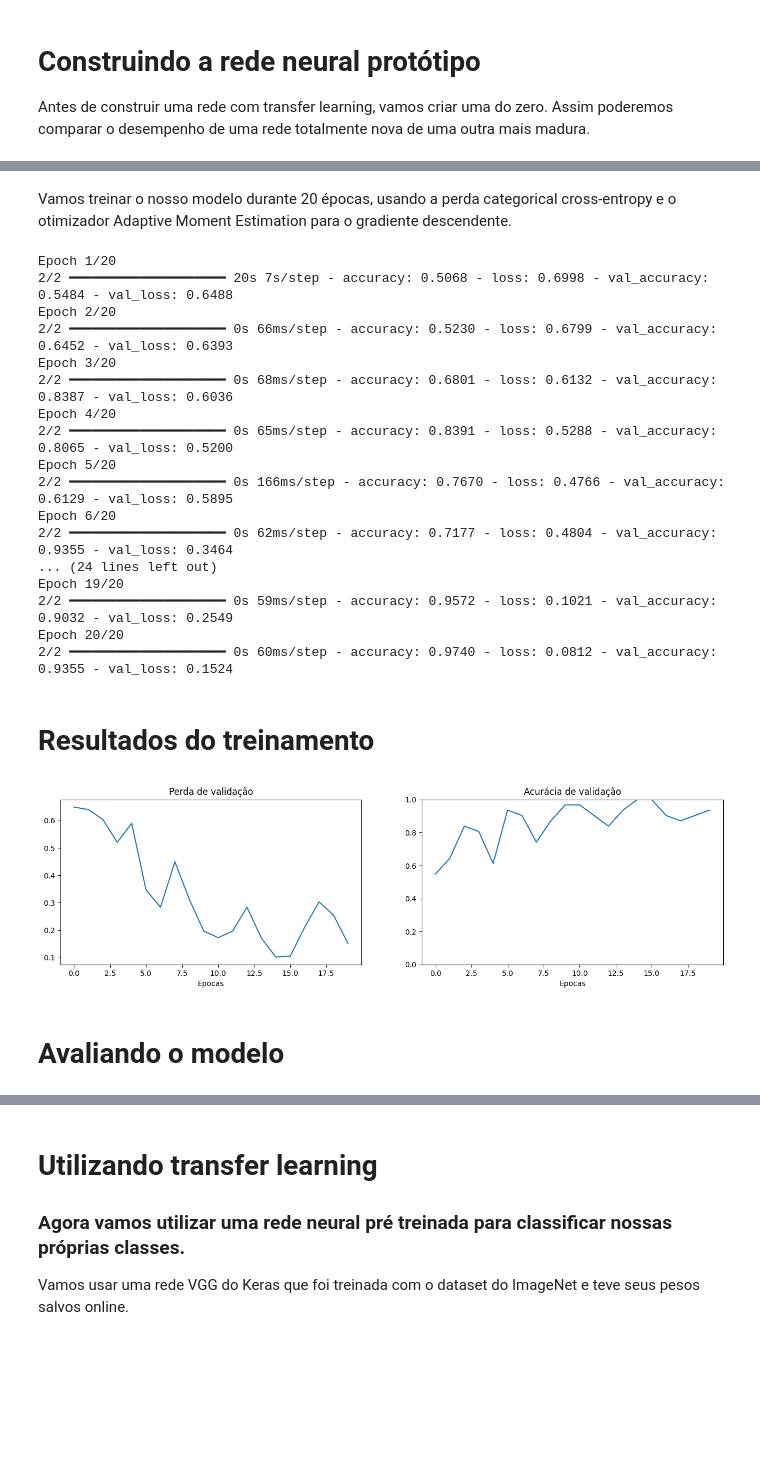
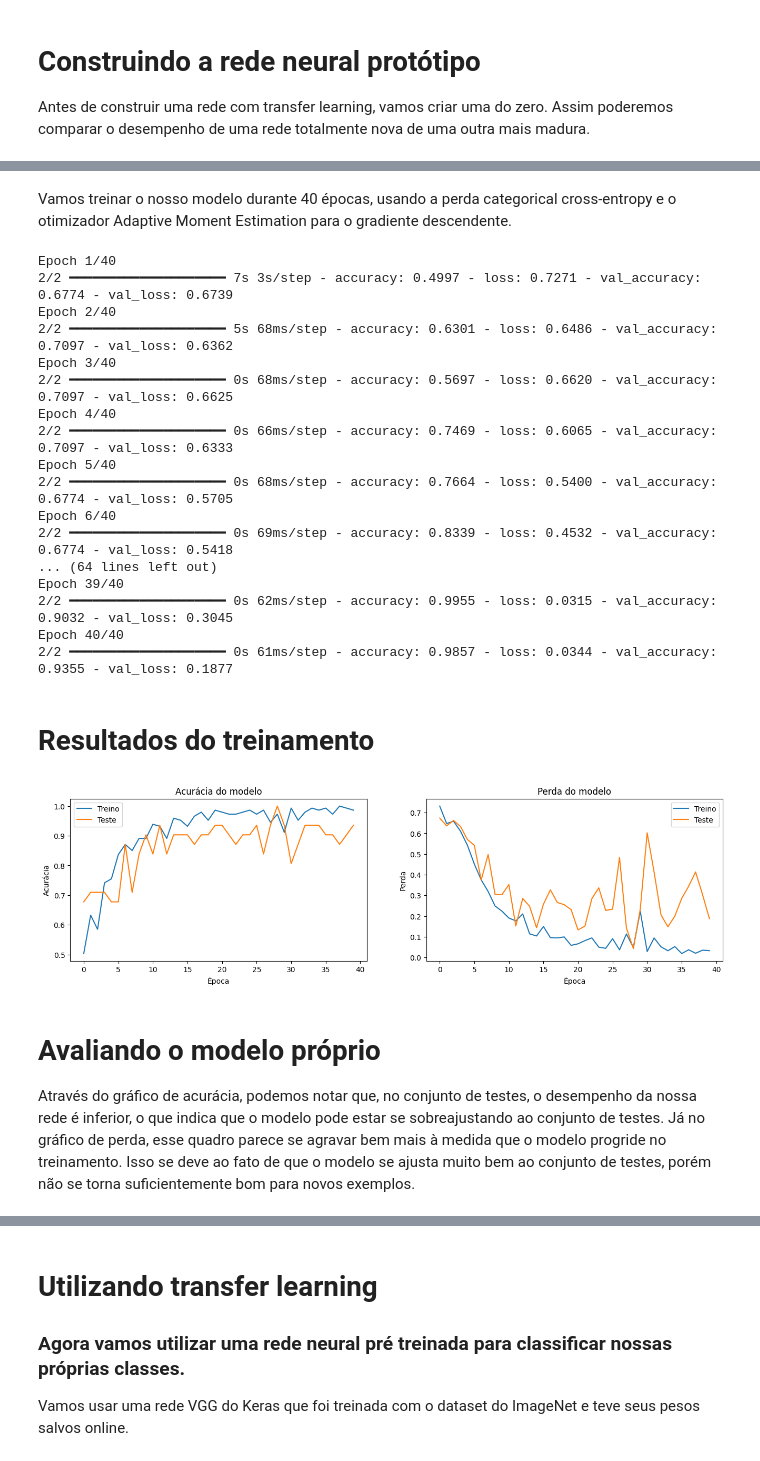
Before and after one commit to phaa/dio-baires-dev, a Jupyter notebook: dio_transfer_learning.ipynb, the cells around one changed output, grey strips where cells are left out. Saved outputs shown, nothing was run; the diff lists cells and outputs as text; code cells hidden in the pictures; blank space fills up the shorter version.

```diff
--- a/dio_transfer_learning.ipynb
+++ b/dio_transfer_learning.ipynb
@@ -240,7 +234,7 @@ Model: "sequential"
  Trainable params: 1,209,058 (4.61 MB)
  Non-trainable params: 0 (0.00 B)
 # %% [markdown]
-Vamos treinar o nosso modelo durante 20 épocas, usando a perda categorical cross-entropy e o otimizador Adaptive Moment Estimation para o gradiente descendente.
+Vamos treinar o nosso modelo durante 40 épocas, usando a perda categorical cross-entropy e o otimizador Adaptive Moment Estimation para o gradiente descendente.
 # %%
 model.compile(loss='categorical_crossentropy',
               optimizer='adam',
@@ -248,46 +242,56 @@ model.compile(loss='categorical_crossentropy',
 
 history = model.fit(x_train, y_train,
                     batch_size=128,
-                    epochs=20,
+                    epochs=40,
                     validation_data=(x_val, y_val))
 # %% [output]
-Epoch 1/20
-2/2 ━━━━━━━━━━━━━━━━━━━━ 20s 7s/step - accuracy: 0.5068 - loss: 0.6998 - val_accuracy: 0.5484 - val_loss: 0.6488
-Epoch 2/20
-2/2 ━━━━━━━━━━━━━━━━━━━━ 0s 66ms/step - accuracy: 0.5230 - loss: 0.6799 - val_accuracy: 0.6452 - val_loss: 0.6393
-Epoch 3/20
-2/2 ━━━━━━━━━━━━━━━━━━━━ 0s 68ms/step - accuracy: 0.6801 - loss: 0.6132 - val_accuracy: 0.8387 - val_loss: 0.6036
-Epoch 4/20
-2/2 ━━━━━━━━━━━━━━━━━━━━ 0s 65ms/step - accuracy: 0.8391 - loss: 0.5288 - val_accuracy: 0.8065 - val_loss: 0.5200
-Epoch 5/20
-2/2 ━━━━━━━━━━━━━━━━━━━━ 0s 166ms/step - accuracy: 0.7670 - loss: 0.4766 - val_accuracy: 0.6129 - val_loss: 0.5895
-Epoch 6/20
-2/2 ━━━━━━━━━━━━━━━━━━━━ 0s 62ms/step - accuracy: 0.7177 - loss: 0.4804 - val_accuracy: 0.9355 - val_loss: 0.3464
-... (24 lines left out)
-Epoch 19/20
-2/2 ━━━━━━━━━━━━━━━━━━━━ 0s 59ms/step - accuracy: 0.9572 - loss: 0.1021 - val_accuracy: 0.9032 - val_loss: 0.2549
-Epoch 20/20
-2/2 ━━━━━━━━━━━━━━━━━━━━ 0s 60ms/step - accuracy: 0.9740 - loss: 0.0812 - val_accuracy: 0.9355 - val_loss: 0.1524
+Epoch 1/40
+2/2 ━━━━━━━━━━━━━━━━━━━━ 7s 3s/step - accuracy: 0.4997 - loss: 0.7271 - val_accuracy: 0.6774 - val_loss: 0.6739
+Epoch 2/40
+2/2 ━━━━━━━━━━━━━━━━━━━━ 5s 68ms/step - accuracy: 0.6301 - loss: 0.6486 - val_accuracy: 0.7097 - val_loss: 0.6362
+Epoch 3/40
+2/2 ━━━━━━━━━━━━━━━━━━━━ 0s 68ms/step - accuracy: 0.5697 - loss: 0.6620 - val_accuracy: 0.7097 - val_loss: 0.6625
+Epoch 4/40
+2/2 ━━━━━━━━━━━━━━━━━━━━ 0s 66ms/step - accuracy: 0.7469 - loss: 0.6065 - val_accuracy: 0.7097 - val_loss: 0.6333
+Epoch 5/40
+2/2 ━━━━━━━━━━━━━━━━━━━━ 0s 68ms/step - accuracy: 0.7664 - loss: 0.5400 - val_accuracy: 0.6774 - val_loss: 0.5705
+Epoch 6/40
+2/2 ━━━━━━━━━━━━━━━━━━━━ 0s 69ms/step - accuracy: 0.8339 - loss: 0.4532 - val_accuracy: 0.6774 - val_loss: 0.5418
+... (64 lines left out)
+Epoch 39/40
+2/2 ━━━━━━━━━━━━━━━━━━━━ 0s 62ms/step - accuracy: 0.9955 - loss: 0.0315 - val_accuracy: 0.9032 - val_loss: 0.3045
+Epoch 40/40
+2/2 ━━━━━━━━━━━━━━━━━━━━ 0s 61ms/step - accuracy: 0.9857 - loss: 0.0344 - val_accuracy: 0.9355 - val_loss: 0.1877
 # %% [markdown]
 # Resultados do treinamento
 # %%
 fig = plt.figure(figsize=(16,4))
+
+# Histórico de acurácia
 ax = fig.add_subplot(121)
-ax.plot(history.history["val_loss"])
-ax.set_title("Perda de validação")
-ax.set_xlabel("Epocas")
+ax.plot(history.history['accuracy'])
+ax.plot(history.history['val_accuracy'])
+ax.set_title('Acurácia do modelo')
+ax.set_ylabel('Acurácia')
+ax.set_xlabel('Época')
+ax.legend(['Treino', 'Teste'], loc='upper left')
 
+# Histórico de perda
 ax2 = fig.add_subplot(122)
-ax2.plot(history.history["val_accuracy"])
-ax2.set_title("Acurácia de validação")
-ax2.set_xlabel("Epocas")
-ax2.set_ylim(0, 1)
+ax2.plot(history.history['loss'])
+ax2.plot(history.history['val_loss'])
+ax2.set_title('Perda do modelo')
+ax2.set_ylabel('Perda')
+ax2.set_xlabel('Época')
+ax2.legend(['Treino', 'Teste'], loc='upper right')
 
 plt.show()
 # %% [output]
-[figure, old version]
+[figure, new version]
-# %% [markdown]
-# Avaliando o modelo
+# %% [markdown]
+# Avaliando o modelo próprio
+Através do gráfico de acurácia, podemos notar que, no conjunto de testes, o desempenho da nossa rede é inferior, o que indica que o modelo pode estar se sobreajustando ao conjunto de testes.
+Já no gráfico de perda, esse quadro parece se agravar bem mais à medida que o modelo progride no treinamento. Isso se deve ao fato de que o modelo se ajusta muito bem ao conjunto de testes, porém não se torna suficientemente bom para novos exemplos.
 # %%
 loss, accuracy = model.evaluate(x_test, y_test, verbose=0)
 print('Perda no conjunto de testes:', loss)
```
Also changed, not shown: parts of 14 cells of this notebook.
